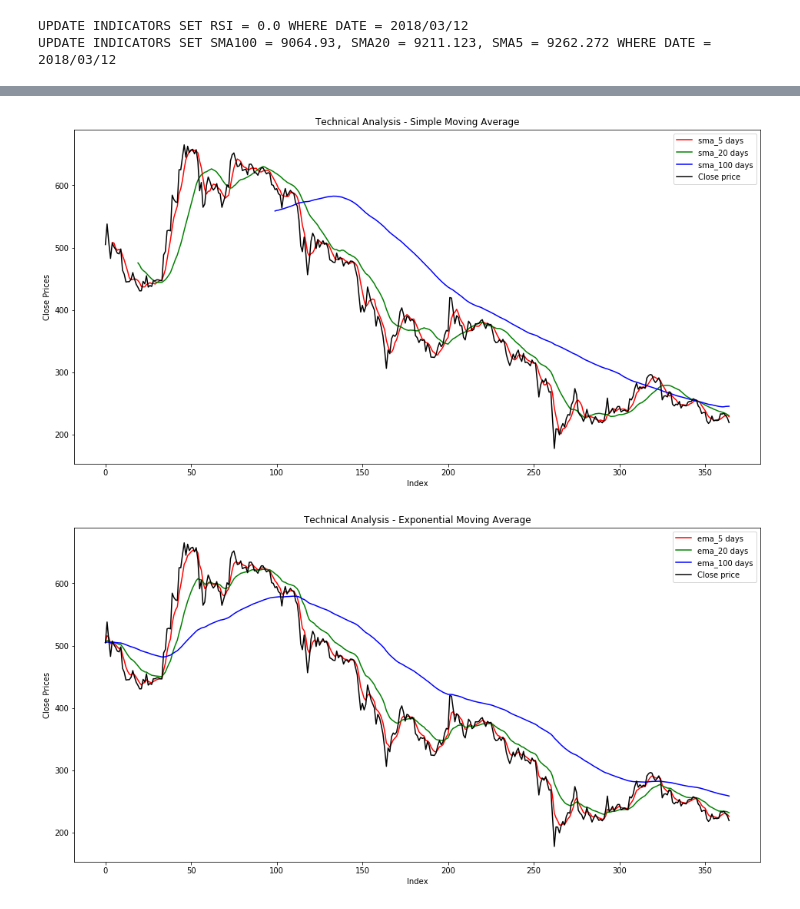
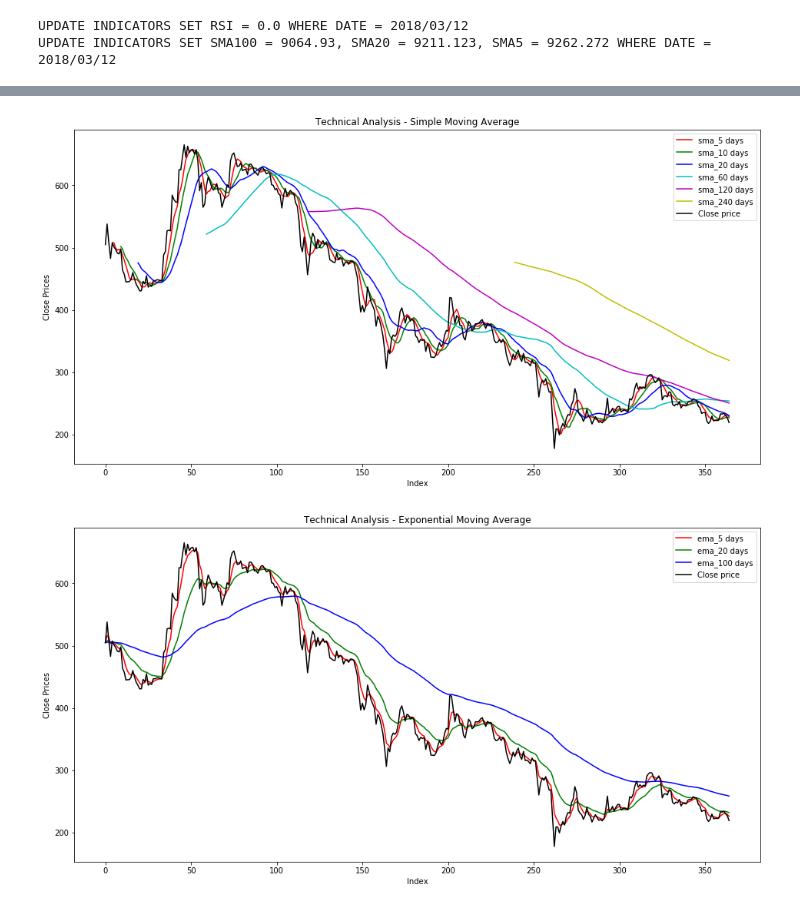
Before and after one commit to mikeyangyo/PredictionOfCryptocurrencyMarket, a Jupyter notebook: Technical Analysis/Technical analysis.ipynb, the cells around one changed output, grey strips where cells are left out. Saved outputs shown, nothing was run; the diff lists cells and outputs as text; code cells hidden in the pictures.

```diff
--- a/Technical Analysis/Technical analysis.ipynb
+++ b/Technical Analysis/Technical analysis.ipynb
@@ -270,7 +270,7 @@ class Indicators:
 
     def __init__(self, inputData):
         self.data = inputData
-        self.SMA = self.setSMA([5, 20, 100])
+        self.SMA = self.setSMA([5, 10, 20, 60, 120, 240])
         self.EMA = self.setEMA([5, 20, 100])
         self.RSI = self.setRSI(14)
         self.KD = self.setKD()
@@ -341,7 +341,10 @@ class Indicators:
         longPoints = []
         shortPoints = []
         if(indicator.lower() == 'sma'):
-            print ("123")
+            longPoints_5_20 = FindTheBuyPoint(self.SMA['SMA5'].head(365), self.SMA['SMA20'].head(365))
+            longPoints_5_100 = FindTheBuyPoint(self.SMA['SMA5'].head(365), self.SMA['SMA100'].head(365))
+            longPoints_20_100 = FindTheBuyPoint(self.SMA['SMA20'].head(365), self.SMA['SMA100'].head(365))
+            shortPoints_100_5 = FindTheSellPoint(self.SMA['SMA20'].head(365), self.SMA['SMA100'].head(365))
         elif(indicator.lower() == 'ema'):
             print ("123")
         elif(indicator.lower() == 'rsi'):
@@ -409,38 +431,50 @@ smaResult = indicators.getSMA()
 # Draw SMA curve
 totalDate = 365
 plt.figure(figsize = (16, 8))
 
 x = [i for i in range(len(CoinPriceData.head(totalDate)))]
 #x = list(dfs['Date'].head(totalDate))
 
 ## draw sma5
 sma5c = [smaResult['SMA5'][i] for i in range(len(smaResult['SMA5'].head(totalDate)))]
 plt.plot(x, sma5c, 'r', label = 'sma_5 days')
 
+## draw sma10
+sma5c = [smaResult['SMA10'][i] for i in range(len(smaResult['SMA10'].head(totalDate)))]
+plt.plot(x, sma5c, 'g', label = 'sma_10 days')
+
 ## draw sma20
 sma20c = [smaResult['SMA20'][i] for i in range(len(smaResult['SMA20'].head(totalDate)))]
-plt.plot(x, sma20c, 'g', label = 'sma_20 days')
+plt.plot(x, sma20c, 'b', label = 'sma_20 days')
 
-## draw sma100
-sma100c = [smaResult['SMA100'][i] for i in range(len(smaResult['SMA100'].head(totalDate)))]
-plt.plot(x, sma100c, 'b', label = 'sma_100 days')
+## draw sma60
+sma5c = [smaResult['SMA60'][i] for i in range(len(smaResult['SMA60'].head(totalDate)))]
+plt.plot(x, sma5c, 'c', label = 'sma_60 days')
+
+## draw sma120
+sma100c = [smaResult['SMA120'][i] for i in range(len(smaResult['SMA120'].head(totalDate)))]
+plt.plot(x, sma100c, 'm', label = 'sma_120 days')
+
+## draw sma240
+sma5c = [smaResult['SMA240'][i] for i in range(len(smaResult['SMA240'].head(totalDate)))]
+plt.plot(x, sma5c, 'y', label = 'sma_240 days')
 
 ## draw all close prices
 plt.plot(x, CoinPriceData['Close'].head(totalDate), label = 'Close price', color = 'k')
 
 ## draw the intersection points of three curves
 # FindTheIntersection(sma5c, sma20c)
 
 #p#icture setting
 plt.xlabel("Index")
 plt.ylabel("Close Prices")
 plt.title("Technical Analysis - Simple Moving Average")
 plt.legend(loc = 'upper right')
 
 ##show picture
 plt.show()
 # %% [output]
-[figure, old version]
+[figure, new version]
 # %%
 # ema
 emaResult = indicators.getEMA()
```
Also changed, not shown: parts of 2 cells of this notebook.
